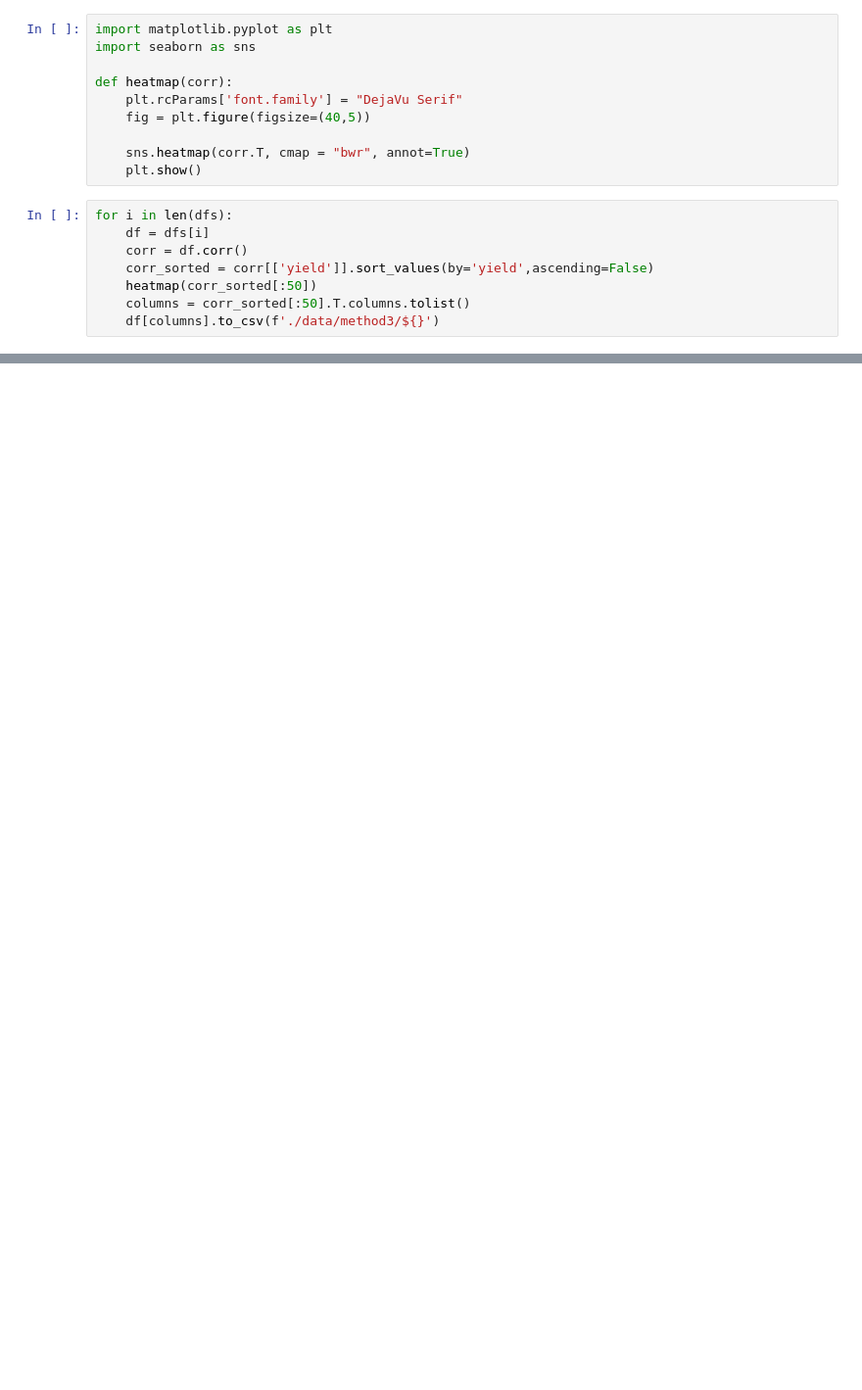
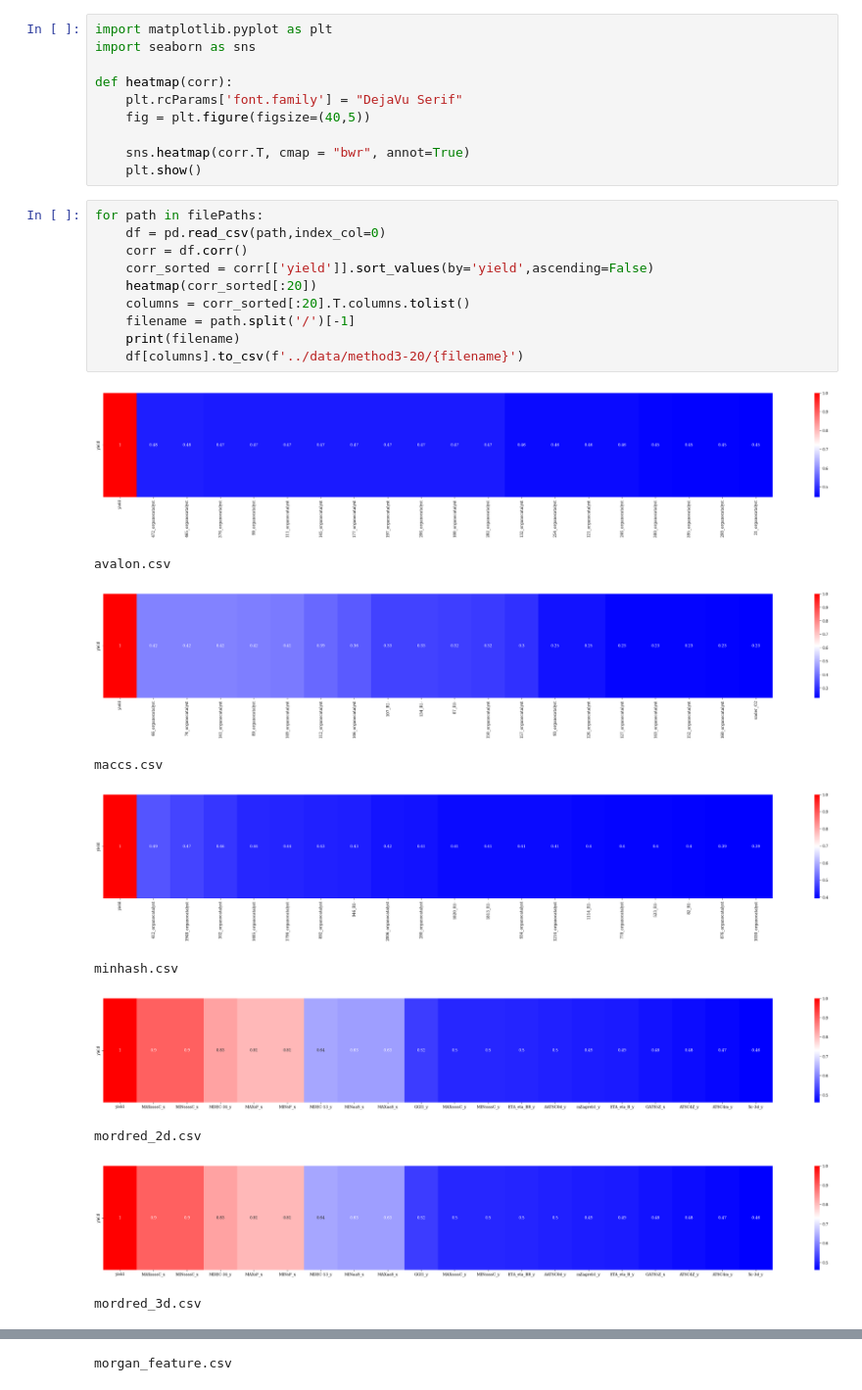
Before and after one commit to wwwyo/lab, a Jupyter notebook: analysis/heatmap.ipynb, the cells around one changed output, grey strips where cells are left out. Shown: that part at 98% size. Drawn from its saved outputs; the diff is of its cells as text; blank space fills up the shorter version.

Commit message:
add: heatmap の処理

```diff
--- a/analysis/heatmap.ipynb
+++ b/analysis/heatmap.ipynb
@@ -55,10 +57,23 @@ def heatmap(corr):
     sns.heatmap(corr.T, cmap = "bwr", annot=True)
     plt.show()
 # %%
-for i in len(dfs):
-    df = dfs[i]
+for path in filePaths:
+    df = pd.read_csv(path,index_col=0)
     corr = df.corr()
     corr_sorted = corr[['yield']].sort_values(by='yield',ascending=False)
-    heatmap(corr_sorted[:50])
-    columns = corr_sorted[:50].T.columns.tolist()
-    df[columns].to_csv(f'./data/method3/${}')
+    heatmap(corr_sorted[:20])
+    columns = corr_sorted[:20].T.columns.tolist()
+    filename = path.split('/')[-1]
+    print(filename)
+    df[columns].to_csv(f'../data/method3-20/{filename}')
+# %% [output]
+[figure, added]
+avalon.csv
+[figure, added]
+maccs.csv
+[figure, added]
+minhash.csv
+[figure, added]
+mordred_2d.csv
+[figure, added]
+mordred_3d.csv
@@ -64,0 +81 @@ for i in len(dfs):
+morgan_feature.csv
```
Also changed, not shown: parts of 2 cells of this notebook.
